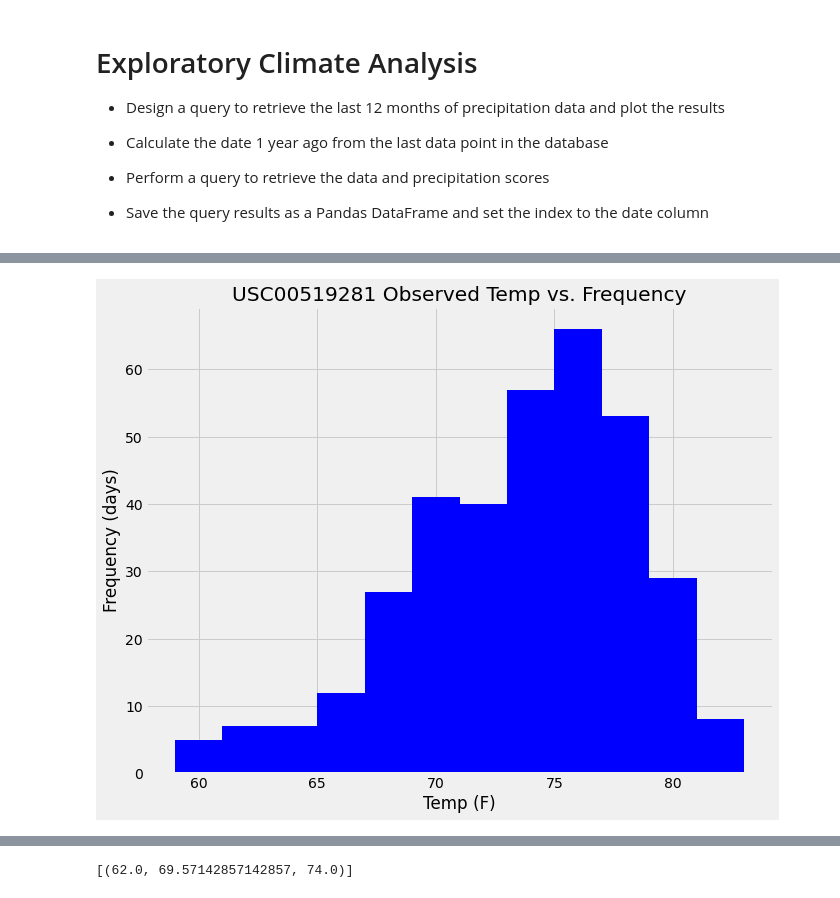
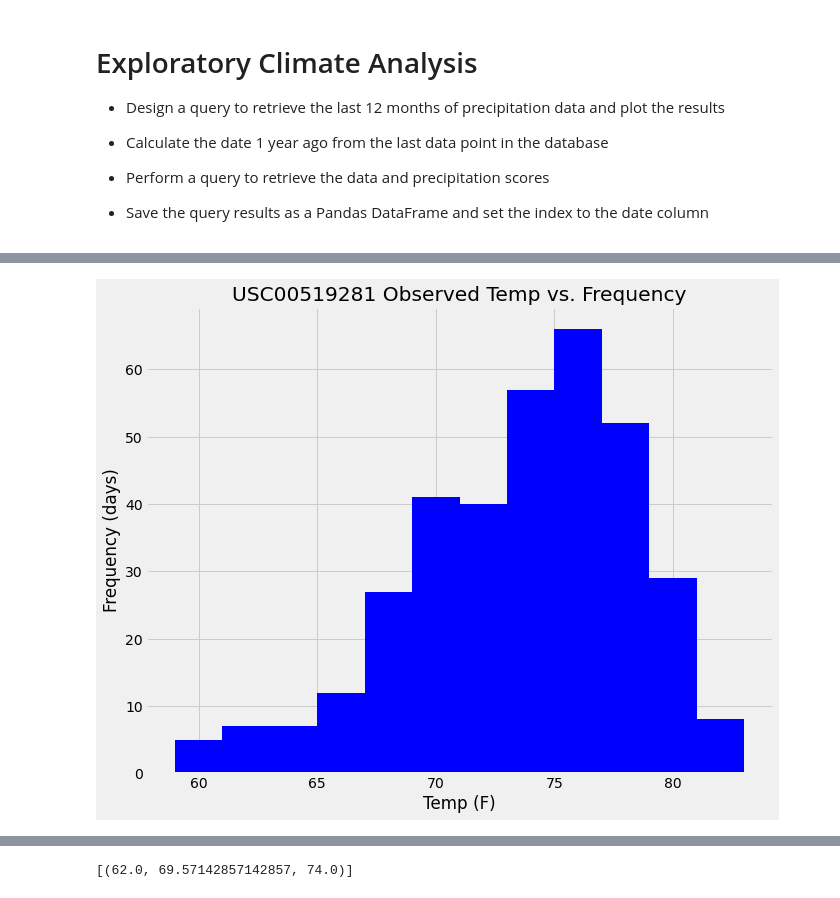
Before and after one commit to michellebrucato/Hawaii_Climate_App, a Jupyter notebook: climate_brucato.ipynb, the cells around one changed output, grey strips where cells are left out. Drawn from its saved outputs; the diff is of its cells as text; code cells hidden in the pictures.

```diff
--- a/climate_brucato.ipynb
+++ b/climate_brucato.ipynb
@@ -220,12 +244,13 @@ most_active_stations[0][0]
 # %%
 # Query Last 12 Months of Temp Observation Data From Most Active Station
 
-most_active_temp = (
+past_year_tobs = (
     session.query(Measurement.tobs)
     .filter(Measurement.station == most_active_stations[0][0])
-    .filter(Measurement.date >= past_year)
+    .filter(Measurement.date >= dt.datetime(2016, 8, 23))
+    .order_by(Measurement.station)
     .all()
 )
-most_active_temp
+past_year_tobs
 # %% [output]
 [(77.0),
@@ -248,14 +273,14 @@ most_active_temp
 [interactive output not drawn]
 # %%
 # Plot The Results
-pd.DataFrame(most_active_temp).hist(bins=12, figsize=(10, 8), color="blue")
+pd.DataFrame(past_year_tobs).hist(bins=12, figsize=(10, 8), color="blue")
 plt.title("USC00519281 Observed Temp vs. Frequency")
 plt.xlabel("Temp (F)")
 plt.ylabel("Frequency (days)")
 plt.savefig("Temp_Frequency.png")
 plt.show()
 # %% [output]
-[figure, old version]
+[figure, new version]
 [interactive output not drawn]
 # %%
 # This function called `calc_temps` will accept start date and end date in the format '%Y-%m-%d'
```
Also changed, not shown: parts of 13 cells of this notebook, 3 other files.
